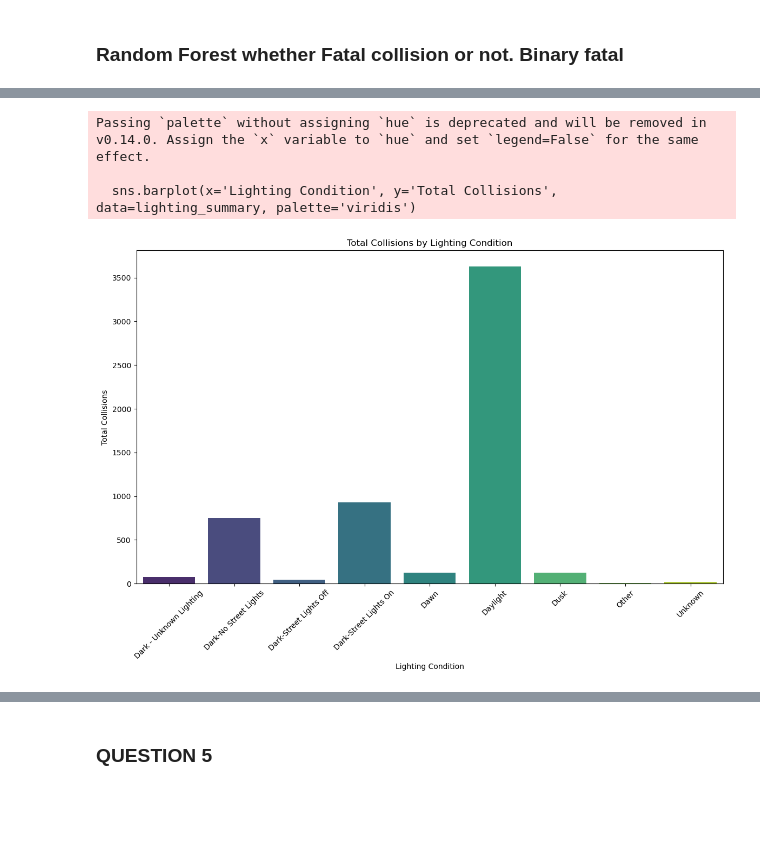
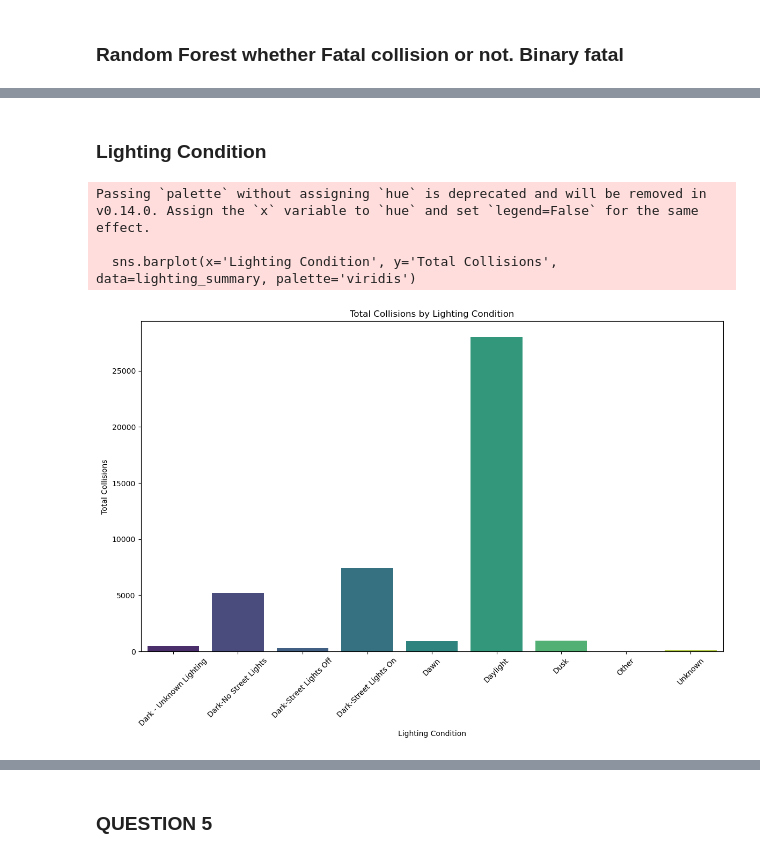
Before and after one commit to anasfathul/ECON481_FinalProject, a Jupyter notebook: AnasFathul_Analysis.ipynb, the cells around one changed output, grey strips where cells are left out. Cells and saved outputs as stored; diff of their text form; code cells hidden in the pictures; blank space fills up the shorter version.

```diff
--- a/AnasFathul_Analysis.ipynb
+++ b/AnasFathul_Analysis.ipynb
@@ -267,38 +292,9 @@ final_df.head()
+# %% [markdown]
+### Lighting Condition
 # %%
-# Grouping data by Lighting Condition and calculating summary statistics
-lighting_summary = sampled_df.groupby('Lighting Condition').agg({
-    'Collision Report Number': 'count',
-    'Motor Vehicles Involved': 'sum',
-    'Passengers Involved': 'sum',
-    'Commercial Carrier Involved': 'sum',
-    'School Bus Involved': 'sum',
-    'Pedestrians Involved': 'sum',
-    'Pedalcyclists Involved': 'sum',
-    'AADT': 'mean'
-}).reset_index()
-
-# Renaming columns for clarity
-lighting_summary.rename(columns={
-    'Collision Report Number': 'Total Collisions',
-    'Motor Vehicles Involved': 'Total Vehicles Involved',
-    'Passengers Involved': 'Total Passengers Involved',
-    'Commercial Carrier Involved': 'Total Commercial Carriers Involved',
-    'School Bus Involved': 'Total School Buses Involved',
-    'Pedestrians Involved': 'Total Pedestrians Involved',
-    'Pedalcyclists Involved': 'Total Pedalcyclists Involved',
-    'AADT': 'Average AADT'
-}, inplace=True)
-
-# Bar plot for total collisions by lighting condition
-plt.figure(figsize=(14, 8))
-sns.barplot(x='Lighting Condition', y='Total Collisions', data=lighting_summary, palette='viridis')
-plt.title('Total Collisions by Lighting Condition')
-plt.xlabel('Lighting Condition')
-plt.ylabel('Total Collisions')
-plt.xticks(rotation=45)
-plt.show()
+lighting_condition(raw_df)
 # %% [output]
 Passing `palette` without assigning `hue` is deprecated and will be removed in v0.14.0. Assign the `x` variable to `hue` and set `legend=False` for the same effect.
 
   sns.barplot(x='Lighting Condition', y='Total Collisions', data=lighting_summary, palette='viridis')
-[figure, old version]
+[figure, new version]
```
Also changed, not shown: parts of 32 cells of this notebook, 1 other file.
